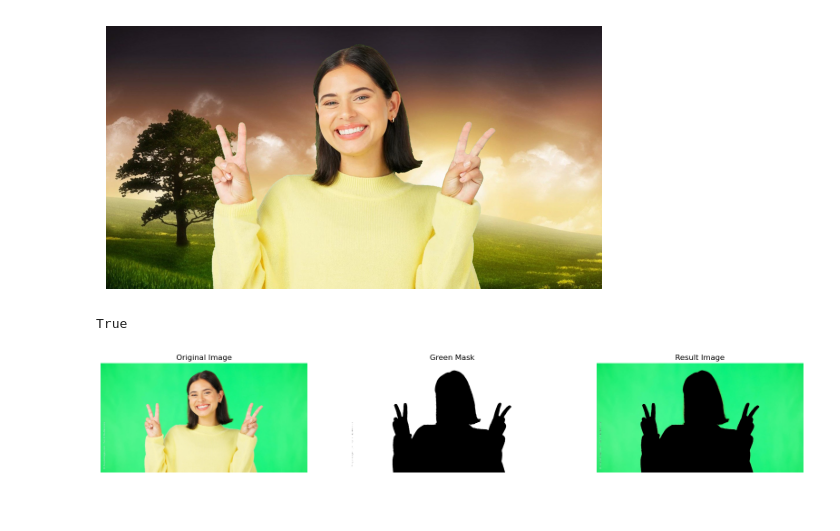
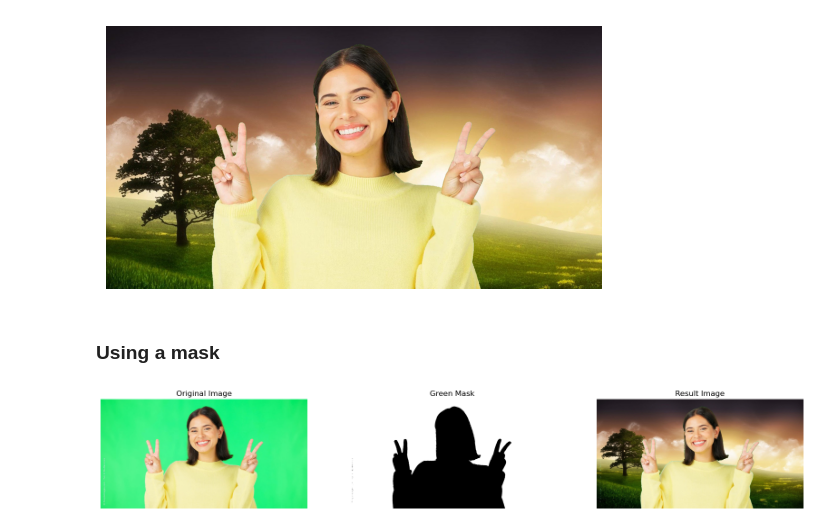
Before and after one commit to dilansenuruk/Image-Processing, a Jupyter notebook: Green_screen_problem.ipynb, the cells around one changed output. Saved outputs shown, nothing was run; the diff lists cells and outputs as text; code cells hidden in the pictures.

Commit message:
Green screen problem updating

```diff
--- a/Green_screen_problem.ipynb
+++ b/Green_screen_problem.ipynb
@@ -34,35 +51,45 @@ plt.axis("off")
 plt.show()
 # %% [output]
 [figure]
-# %%
-cv.imwrite('saved_image.png', new_image)
-# %% [output]
-True
+# %% [markdown]
+### Using a mask
 # %%
-# Convert the image from BGR to HSV
+# Resize background to match the foreground dimensions
+bgimage = cv.resize(bgimage, (fgimage.shape[1], fgimage.shape[0]))
+
+# Convert the foreground image to HSV
 hsv_image = cv.cvtColor(fgimage, cv.COLOR_BGR2HSV)
 
-# Define the range for green color in HSV
+# Define the range for the green color in HSV
 lower_green = np.array([35, 100, 100])
 upper_green = np.array([85, 255, 255])
 
-# Create a mask for green color
+# Create a mask for the green color
 green_mask = cv.inRange(hsv_image, lower_green, upper_green)
 
-# Apply the mask to the original image (optional)
-result = cv.bitwise_and(fgimage, fgimage, mask=green_mask)
+# Invert the mask to get the foreground
+fg_mask = cv.bitwise_not(green_mask)
 
-# Display the original image, mask, and result using matplotlib
+# Extract the foreground using the inverted mask
+fgimage_extracted = cv.bitwise_and(fgimage, fgimage, mask=fg_mask)
+
+# Extract the background region where the foreground will be placed
+bgimage_masked = cv.bitwise_and(bgimage, bgimage, mask=green_mask)
+
+# Combine the foreground and background
+combined_image = cv.add(bgimage_masked, fgimage_extracted)
+
+# displaying original, mask and result images
 fig, ax = plt.subplots(1, 3, figsize=(20, 10))
 ax[0].imshow(cv.cvtColor(fgimage, cv.COLOR_BGR2RGB))
 ax[0].set_title('Original Image')
 ax[0].axis('off')
 ax[1].imshow(green_mask, cmap='gray')
 ax[1].set_title('Green Mask')
 ax[1].axis('off')
-ax[2].imshow(cv.cvtColor(result, cv.COLOR_BGR2RGB))
+ax[2].imshow(cv.cvtColor(combined_image, cv.COLOR_BGR2RGB))
 ax[2].set_title('Result Image')
 ax[2].axis('off')
 plt.show()
 # %% [output]
-[figure, old version]
+[figure, new version]
```
Also changed, not shown: parts of 6 cells of this notebook, 1 other file.
